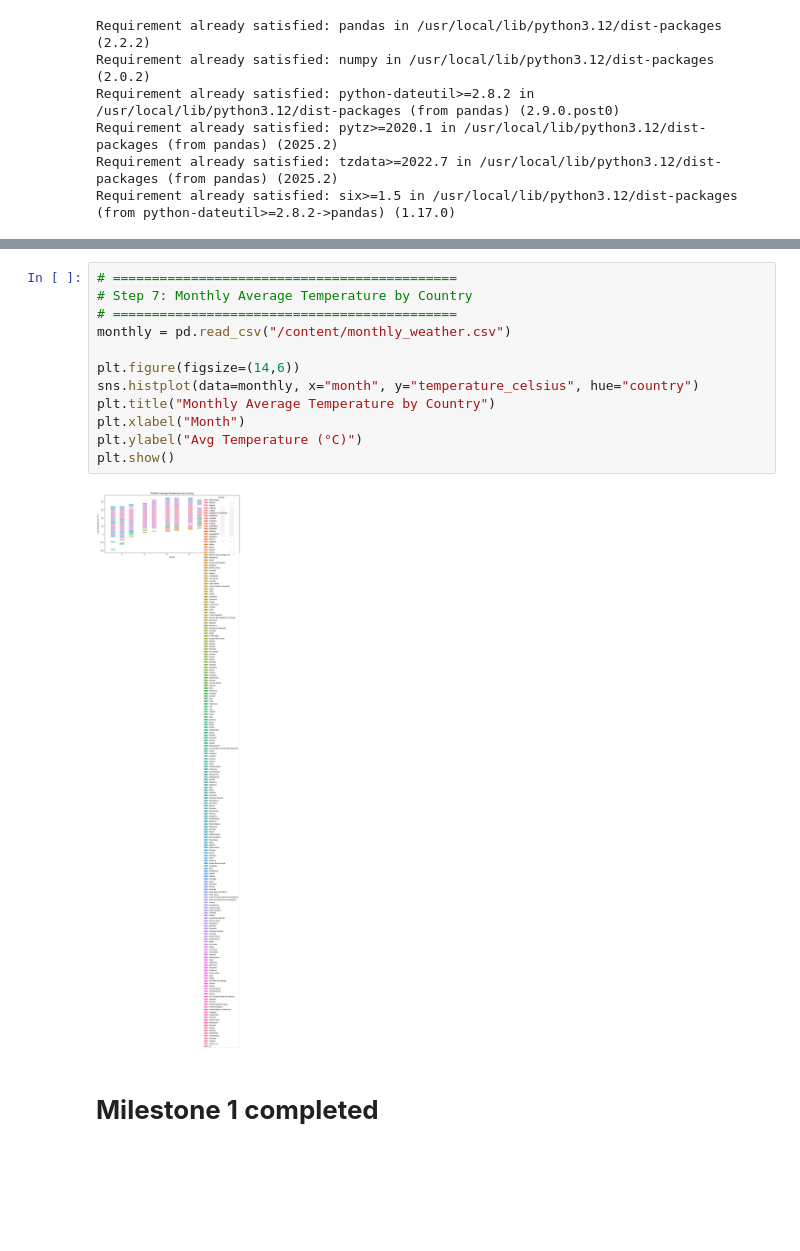
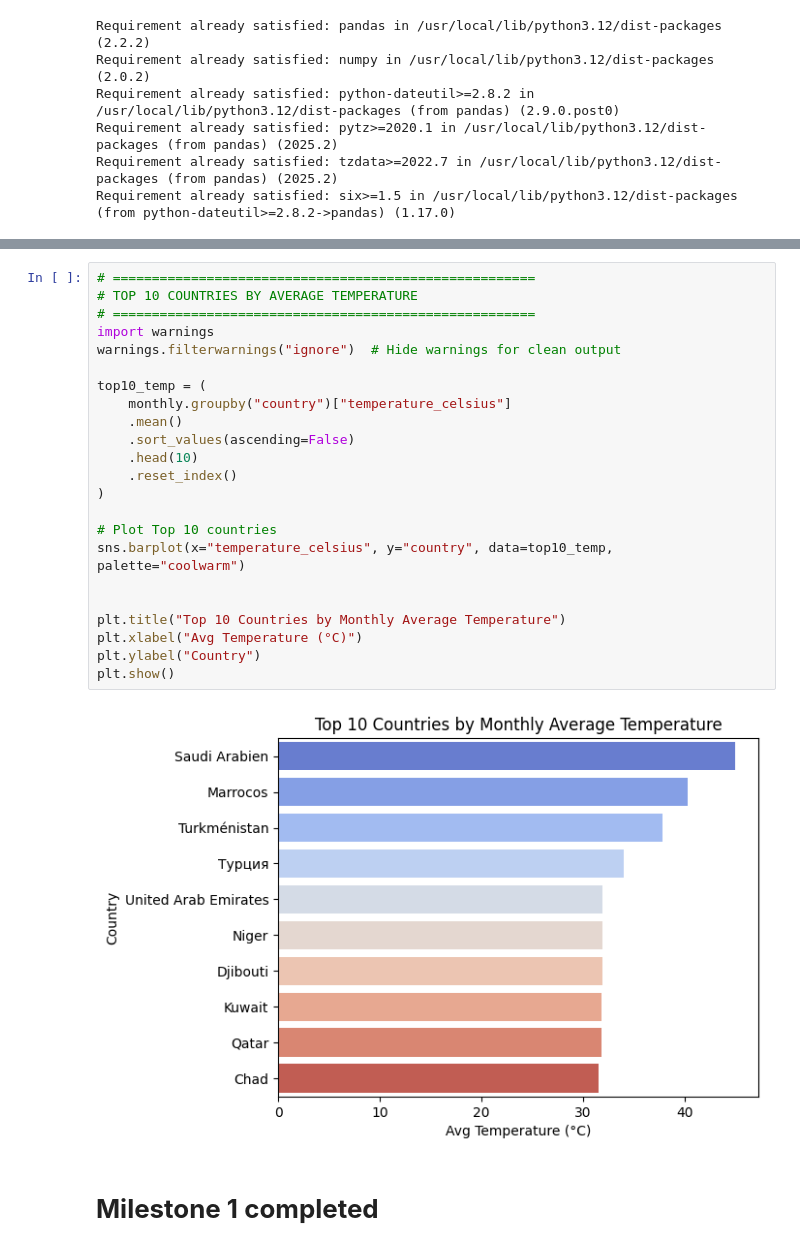
Before and after one commit to kavinya140/-DV-Climatescope-Kavinya, a Jupyter notebook: weatherclean.ipynb, the cells around one changed output, grey strips where cells are left out. Drawn from its saved outputs; the diff is of its cells as text; blank space fills up the shorter version.

```diff
--- a/weatherclean.ipynb
+++ b/weatherclean.ipynb
@@ -257,17 +268,28 @@ plt.show()
-# %%
-# ============================================
-# Step 7: Monthly Average Temperature by Country
-# ============================================
-monthly = pd.read_csv("/content/monthly_weather.csv")
-
-plt.figure(figsize=(14,6))
-sns.histplot(data=monthly, x="month", y="temperature_celsius", hue="country")
-plt.title("Monthly Average Temperature by Country")
-plt.xlabel("Month")
-plt.ylabel("Avg Temperature (°C)")
-plt.show()
-# %% [output]
-[figure, removed]
+# %%
+# ======================================================
+# TOP 10 COUNTRIES BY AVERAGE TEMPERATURE
+# ======================================================
+import warnings
+warnings.filterwarnings("ignore")  # Hide warnings for clean output
+
+top10_temp = (
+    monthly.groupby("country")["temperature_celsius"]
+    .mean()
+    .sort_values(ascending=False)
+    .head(10)
+    .reset_index()
+)
+
+# Plot Top 10 countries
+sns.barplot(x="temperature_celsius", y="country", data=top10_temp, palette="coolwarm")
+
+
+plt.title("Top 10 Countries by Monthly Average Temperature")
+plt.xlabel("Avg Temperature (°C)")
+plt.ylabel("Country")
+plt.show()
+# %% [output]
+[figure, added]
 # %% [markdown]
 # **Milestone 1 completed**
 # %% [markdown]
```
Also changed, not shown: parts of 23 cells of this notebook.
